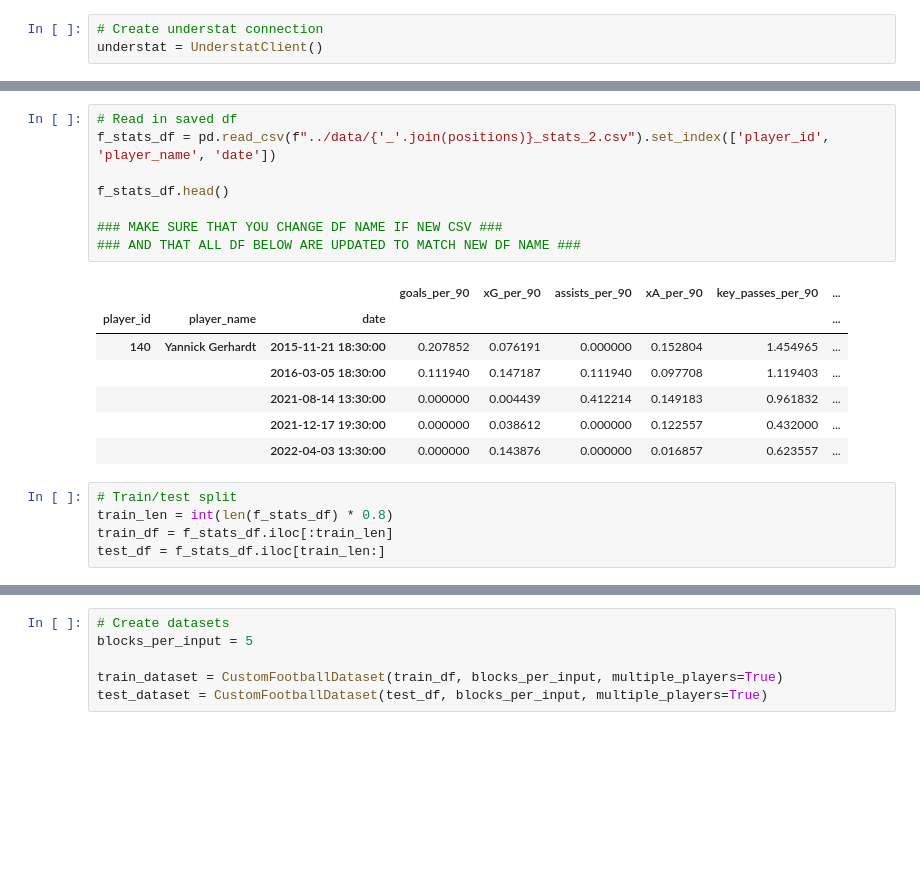
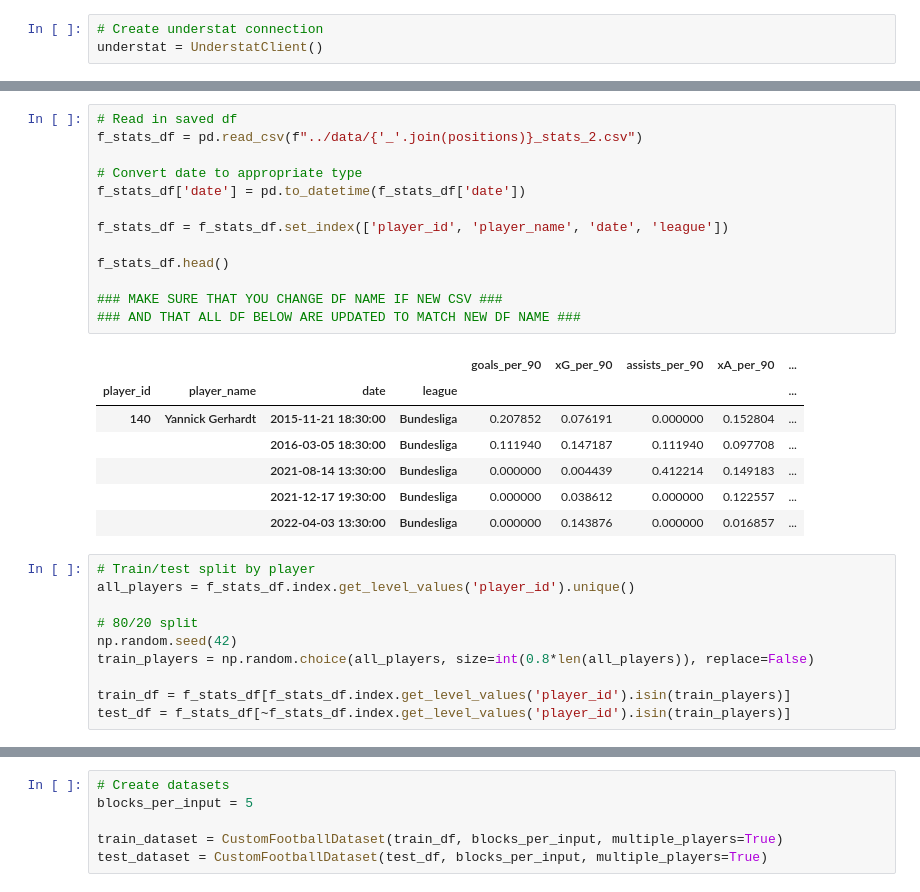
Before and after one commit to maxizosimov/Transfer-Value-Predictions, a Jupyter notebook: src/models/lstm.ipynb, the cells around one changed output, grey strips where cells are left out. Saved outputs shown, nothing was run; the diff lists cells and outputs as text; blank space fills up the shorter version.

```diff
--- a/src/models/lstm.ipynb
+++ b/src/models/lstm.ipynb
@@ -95,24 +61,34 @@ f_stats
 # %%
 # Read in saved df
-f_stats_df = pd.read_csv(f"../data/{'_'.join(positions)}_stats_2.csv").set_index(['player_id', 'player_name', 'date'])
+f_stats_df = pd.read_csv(f"../data/{'_'.join(positions)}_stats_2.csv")
+
+# Convert date to appropriate type
+f_stats_df['date'] = pd.to_datetime(f_stats_df['date'])
+
+f_stats_df = f_stats_df.set_index(['player_id', 'player_name', 'date', 'league'])
 
 f_stats_df.head()
 
 ### MAKE SURE THAT YOU CHANGE DF NAME IF NEW CSV ###
 ### AND THAT ALL DF BELOW ARE UPDATED TO MATCH NEW DF NAME ###
 # %% [output]
-|  |  |  | goals_per_90 | xG_per_90 | assists_per_90 | xA_per_90 | key_passes_per_90 | ... |
-| player_id | player_name | date |  |  |  |  |  | ... |
-| 140 | Yannick Gerhardt | 2015-11-21 18:30:00 | 0.207852 | 0.076191 | 0.000000 | 0.152804 | 1.454965 | ... |
-|  |  | 2016-03-05 18:30:00 | 0.111940 | 0.147187 | 0.111940 | 0.097708 | 1.119403 | ... |
-|  |  | 2021-08-14 13:30:00 | 0.000000 | 0.004439 | 0.412214 | 0.149183 | 0.961832 | ... |
-|  |  | 2021-12-17 19:30:00 | 0.000000 | 0.038612 | 0.000000 | 0.122557 | 0.432000 | ... |
-|  |  | 2022-04-03 13:30:00 | 0.000000 | 0.143876 | 0.000000 | 0.016857 | 0.623557 | ... |
+|  |  |  |  | goals_per_90 | xG_per_90 | assists_per_90 | xA_per_90 | ... |
+| player_id | player_name | date | league |  |  |  |  | ... |
+| 140 | Yannick Gerhardt | 2015-11-21 18:30:00 | Bundesliga | 0.207852 | 0.076191 | 0.000000 | 0.152804 | ... |
+|  |  | 2016-03-05 18:30:00 | Bundesliga | 0.111940 | 0.147187 | 0.111940 | 0.097708 | ... |
+|  |  | 2021-08-14 13:30:00 | Bundesliga | 0.000000 | 0.004439 | 0.412214 | 0.149183 | ... |
+|  |  | 2021-12-17 19:30:00 | Bundesliga | 0.000000 | 0.038612 | 0.000000 | 0.122557 | ... |
+|  |  | 2022-04-03 13:30:00 | Bundesliga | 0.000000 | 0.143876 | 0.000000 | 0.016857 | ... |
 # %%
-# Train/test split
-train_len = int(len(f_stats_df) * 0.8)
-train_df = f_stats_df.iloc[:train_len]
-test_df = f_stats_df.iloc[train_len:]
+# Train/test split by player
+all_players = f_stats_df.index.get_level_values('player_id').unique()
+
+# 80/20 split
+np.random.seed(42)
+train_players = np.random.choice(all_players, size=int(0.8*len(all_players)), replace=False)
+
+train_df = f_stats_df[f_stats_df.index.get_level_values('player_id').isin(train_players)]
+test_df = f_stats_df[~f_stats_df.index.get_level_values('player_id').isin(train_players)]
 # %%
 train_df.head()
 # %% [output]
```
Also changed, not shown: parts of 16 cells of this notebook, 14 other files.
